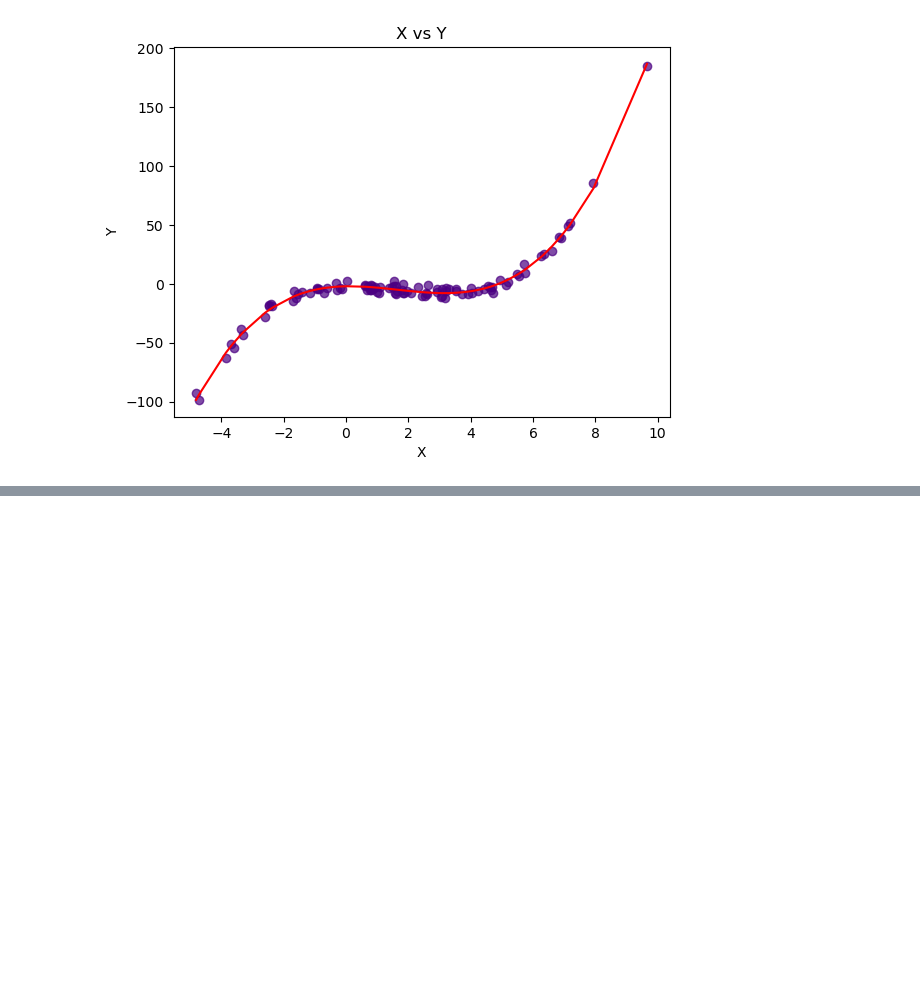
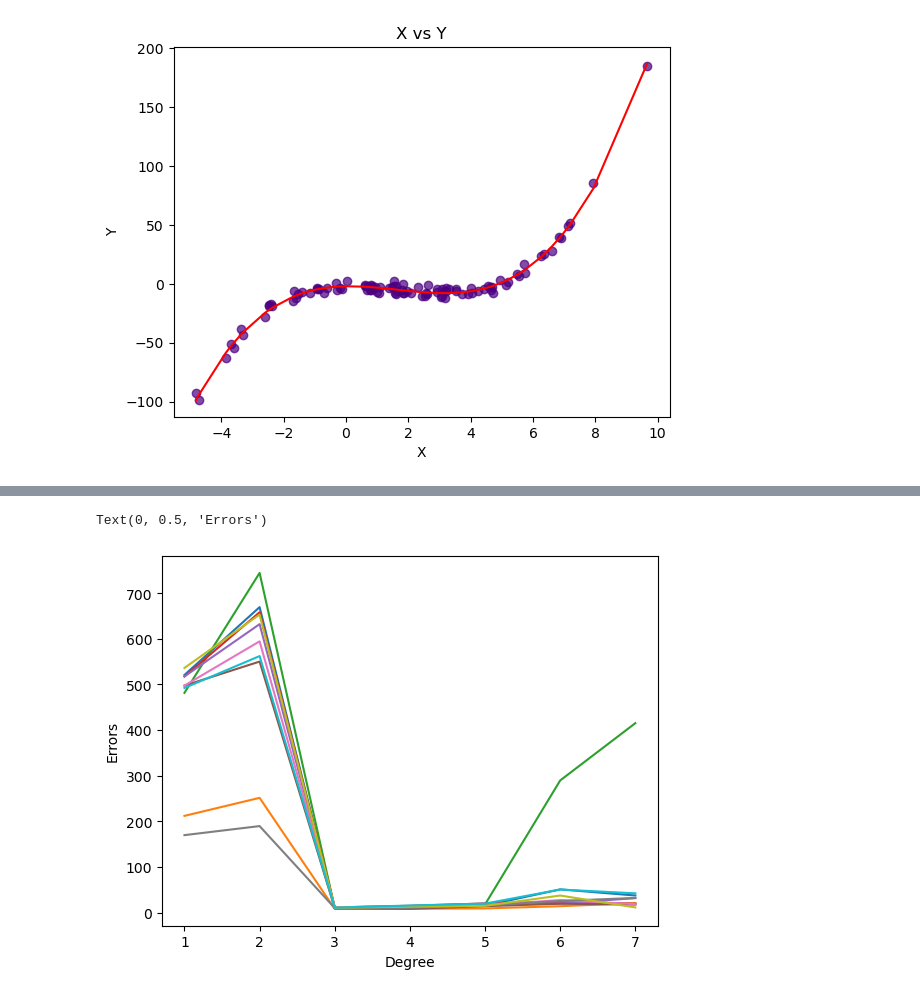
Before and after one commit to barissucuoglu/Data-Science-Playground, a Jupyter notebook: ML/Validation Exercise.ipynb, the cells around one changed output, grey strips where cells are left out. Saved outputs shown, nothing was run; the diff lists cells and outputs as text; code cells hidden in the pictures; blank space fills up the shorter version.

```diff
--- a/ML/Validation Exercise.ipynb
+++ b/ML/Validation Exercise.ipynb
@@ -376,0 +446,5 @@ Text(0, 0.5, 'Y')
+# %%
+x_train, x_test, y_train, y_test = train_test_split(x, y, test_size=0.2, random_state=12)
+# %%
+model = create_polynomial_regression_model(3)
+scores = cross_val_score(model, x_train, y_train, cv=KFold(n_splits=10, random_state=1, shuffle=True), scoring="neg_mean_squared_error")
@@ -376,0 +455,9 @@ Text(0, 0.5, 'Y')
+# %%
+CVErrors = []
+for i in range(1, 8):
+    model = create_polynomial_regression_model(i)
+    scores = cross_val_score(model, x_train, y_train, cv=KFold(n_splits=10, random_state=1, shuffle=True), \
+                             scoring="neg_mean_squared_error")
+    CVErrors.append([-scores.mean(), i])
+df = pd.DataFrame(CVErrors, columns=["Validation Errors", "Degree"])
+df
@@ -376,0 +473,19 @@ Text(0, 0.5, 'Y')
+# %%
+fig = plt.figure()
+ax = fig.add_subplot(1, 1, 1)
+for j in range (1, 11):
+    x_train, x_test, y_train, y_test = train_test_split(x, y, test_size=0.2, random_state=j)
+    CVErrors = []
+    for i in range(1, 8):
+        model = create_polynomial_regression_model(i)
+        scores = cross_val_score(model, x_train, y_train, cv=KFold(n_splits=10, random_state=1, shuffle=True), \
+                                 scoring="neg_mean_squared_error")
+        CVErrors.append([-scores.mean(), i])
+    df = pd.DataFrame(CVErrors, columns=["Validation Error", "Degree"])
+    ax.plot(df['Degree'].values, df['Validation Error'].values, label = 'Training Error')
+
+ax.set_xlabel("Degree")
+ax.set_ylabel("Errors")
+# %% [output]
+Text(0, 0.5, 'Errors')
+[figure, added]
```
Also changed, not shown: parts of 22 cells of this notebook.
